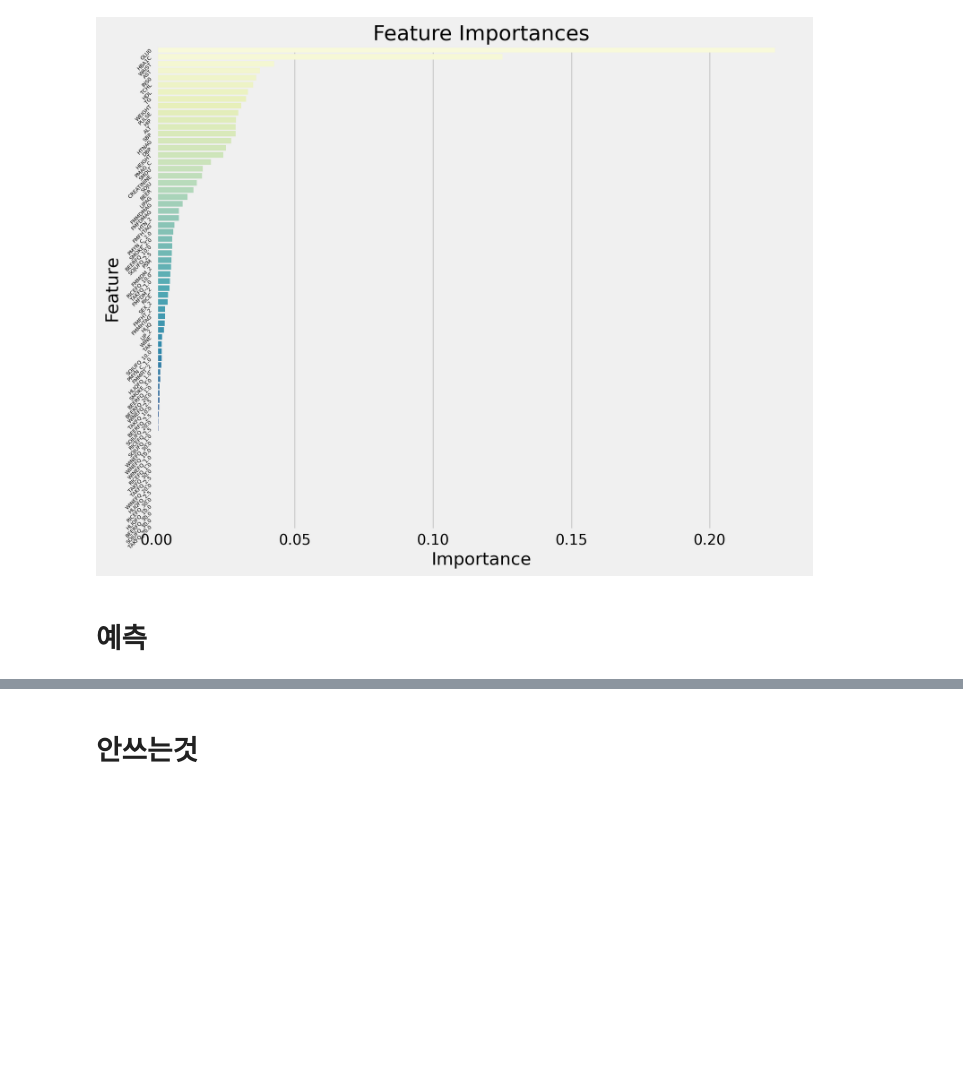
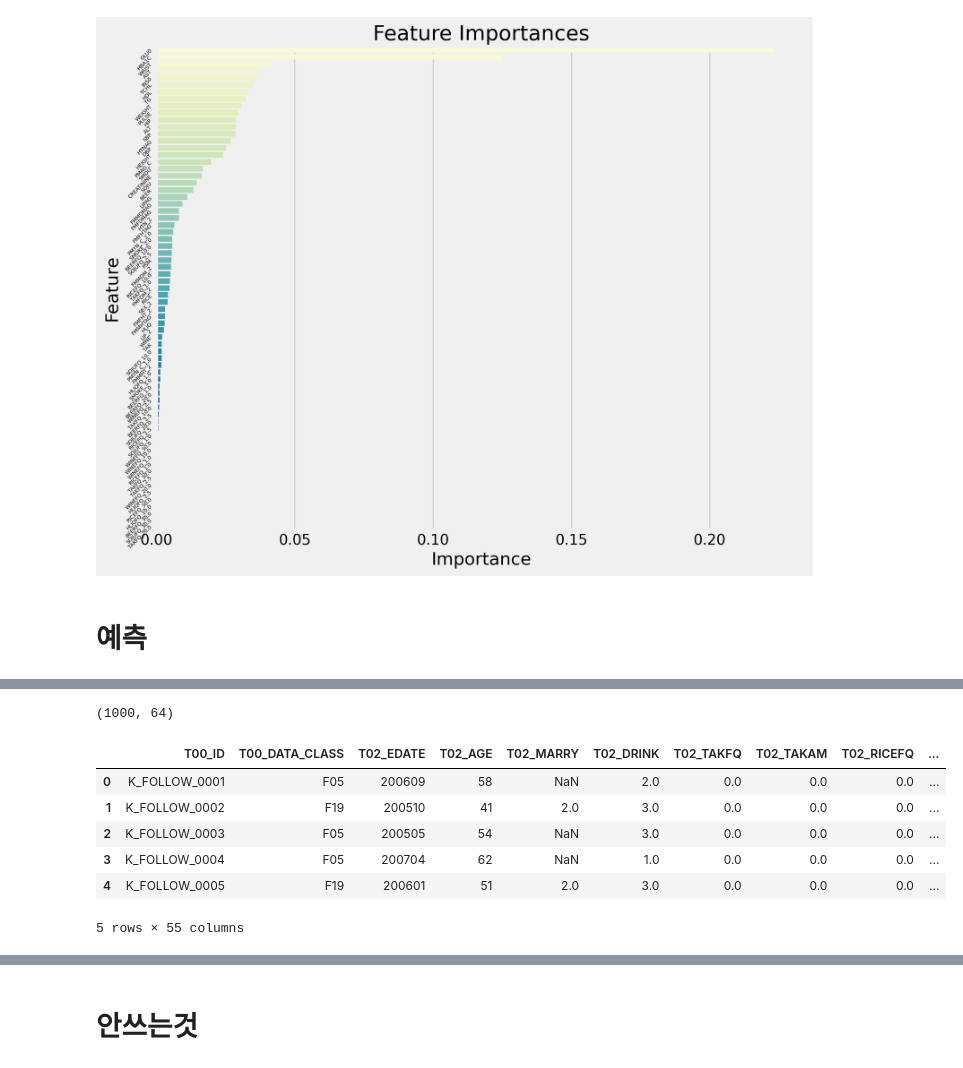
Before and after one commit to JOyongho4/DARTB4, a Jupyter notebook: KoreanHealthRecords.ipynb, the cells around one changed output, grey strips where cells are left out. Cells and saved outputs as stored; diff of their text form; code cells hidden in the pictures; blank space fills up the shorter version.

```diff
--- a/KoreanHealthRecords.ipynb
+++ b/KoreanHealthRecords.ipynb
@@ -720,0 +751,19 @@ Passing `palette` without assigning `hue` is deprecated and will be removed in v
+# %%
+# 행열 개수 확인
+print(R1.shape)
+# %% [output]
+(1000, 64)
+# %%
+# 66666,99999는 결측치와 같음. 이 둘은 null값으로 변환, 77777은 0과 같음. 이는 0으로 변환
+R2.replace(66666,np.nan,inplace=True)
+R2.replace(99999,np.nan,inplace=True)
+R2.replace(77777,0,inplace=True)
+R2.head()
+# %% [output]
+|  | T00_ID | T00_DATA_CLASS | T02_EDATE | T02_AGE | T02_MARRY | T02_DRINK | T02_TAKFQ | T02_TAKAM | T02_RICEFQ | ... |
+| 0 | K_FOLLOW_0001 | F05 | 200609 | 58 | NaN | 2.0 | 0.0 | 0.0 | 0.0 | ... |
+| 1 | K_FOLLOW_0002 | F19 | 200510 | 41 | 2.0 | 3.0 | 0.0 | 0.0 | 0.0 | ... |
+| 2 | K_FOLLOW_0003 | F05 | 200505 | 54 | NaN | 3.0 | 0.0 | 0.0 | 0.0 | ... |
+| 3 | K_FOLLOW_0004 | F05 | 200704 | 62 | NaN | 1.0 | 0.0 | 0.0 | 0.0 | ... |
+| 4 | K_FOLLOW_0005 | F19 | 200601 | 51 | 2.0 | 3.0 | 0.0 | 0.0 | 0.0 | ... |
+5 rows × 55 columns
```
Also changed, not shown: parts of 51 cells of this notebook.
